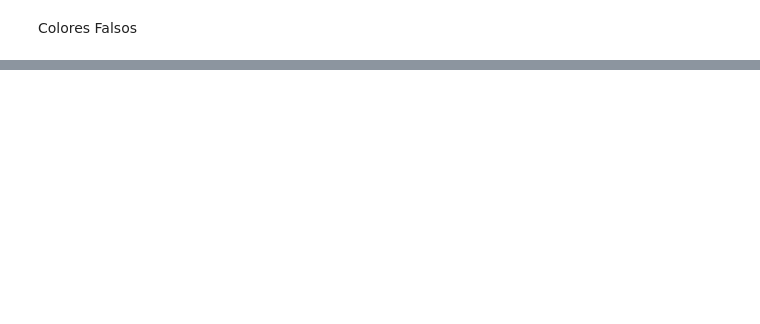
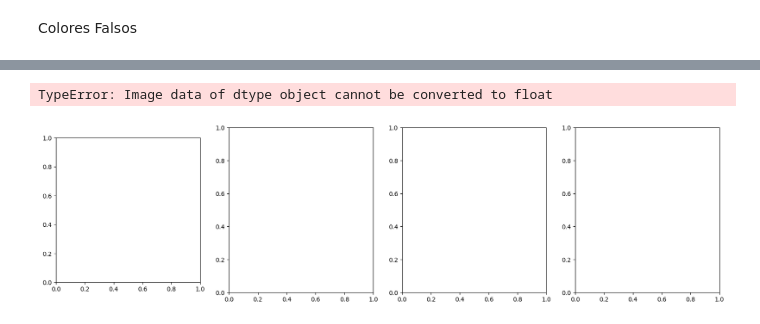
Before and after one commit to papen12/PDImages, a Jupyter notebook: primer.ipynb, the cells around one changed output, grey strips where cells are left out. Cells and saved outputs as stored; diff of their text form; code cells hidden in the pictures; blank space fills up the shorter version.

```diff
--- a/primer.ipynb
+++ b/primer.ipynb
@@ -118,0 +118,22 @@ plt.show()
+# %%
+import cv2
+import matplotlib.pyplot as plt
+import numpy as np
+
+
+img_bgr=cv2.imread('profile.jpg')
+img_rgb=cv2.imread('profile.jpg',cv2.IMREAD_COLOR)
+
+
+
+fig,axs=plt.subplots(1,4,figsize=(20,5))
+
+axs[0].imshow(img_rgb)
+axs[0].set_title('Original')
+
+fig_img=axs[1].imshow(img_rgb[...,0],cmap='gray')
+fig.colorbar(fig_img,ax=axs[1], shrink=0.5)
+axs[1].set_tittle('canal rojo')
+# %% [output]
+TypeError: Image data of dtype object cannot be converted to float
+[figure, added]
```
Also changed, not shown: parts of 3 cells of this notebook.
